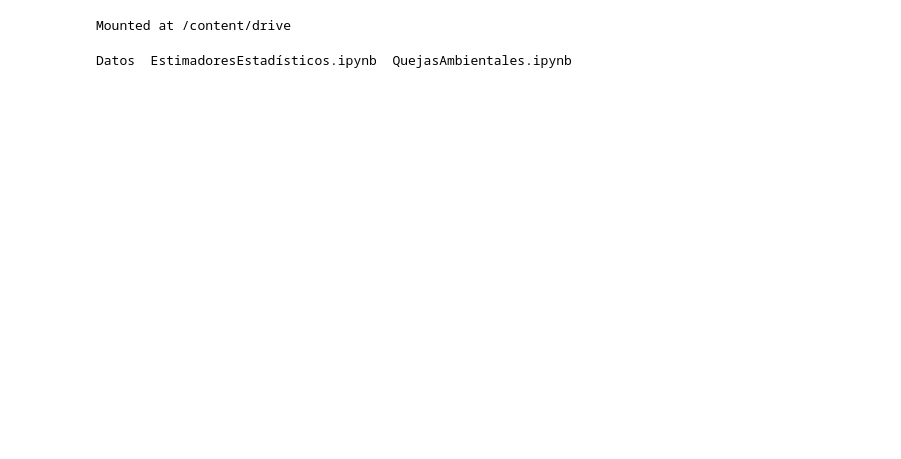
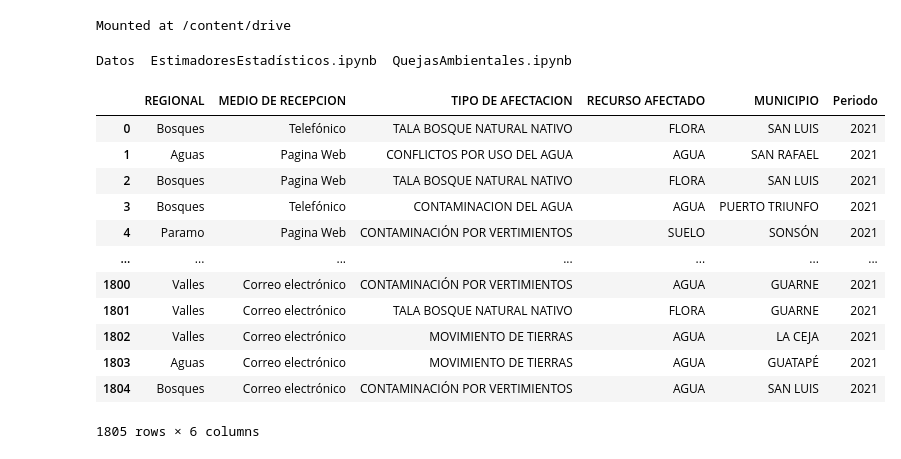
Before and after one commit to asegura4488/CienciaDatos, a Jupyter notebook: Semana4/QuejasAmbientales.ipynb, the cells around one changed output. Saved outputs shown, nothing was run; the diff lists cells and outputs as text; code cells hidden in the pictures; blank space fills up the shorter version.

```diff
--- a/Semana4/QuejasAmbientales.ipynb
+++ b/Semana4/QuejasAmbientales.ipynb
@@ -16,3 +16,20 @@ os.chdir('/content/drive/MyDrive/ColabNotebooks/Cursos/CursoCienciaDatos/Semana4
 !ls
 # %% [output]
 Datos  EstimadoresEstadísticos.ipynb  QuejasAmbientales.ipynb
+# %%
+data = pd.read_csv('Datos/QuejasAmbientales.csv')
+data
+# %% [output]
+|  | REGIONAL | MEDIO DE RECEPCION | TIPO DE AFECTACION | RECURSO AFECTADO | MUNICIPIO | Periodo |
+| 0 | Bosques | Telefónico | TALA BOSQUE NATURAL NATIVO | FLORA | SAN LUIS | 2021 |
+| 1 | Aguas | Pagina Web | CONFLICTOS POR USO DEL AGUA | AGUA | SAN RAFAEL | 2021 |
+| 2 | Bosques | Pagina Web | TALA BOSQUE NATURAL NATIVO | FLORA | SAN LUIS | 2021 |
+| 3 | Bosques | Telefónico | CONTAMINACION DEL AGUA | AGUA | PUERTO TRIUNFO | 2021 |
+| 4 | Paramo | Pagina Web | CONTAMINACIÓN POR VERTIMIENTOS | SUELO | SONSÓN | 2021 |
+| ... | ... | ... | ... | ... | ... | ... |
+| 1800 | Valles | Correo electrónico | CONTAMINACIÓN POR VERTIMIENTOS | AGUA | GUARNE | 2021 |
+| 1801 | Valles | Correo electrónico | TALA BOSQUE NATURAL NATIVO | FLORA | GUARNE | 2021 |
+| 1802 | Valles | Correo electrónico | MOVIMIENTO DE TIERRAS | AGUA | LA CEJA | 2021 |
+| 1803 | Aguas | Correo electrónico | MOVIMIENTO DE TIERRAS | AGUA | GUATAPÉ | 2021 |
+| 1804 | Bosques | Correo electrónico | CONTAMINACIÓN POR VERTIMIENTOS | AGUA | SAN LUIS | 2021 |
+1805 rows × 6 columns
```
Also changed, not shown: parts of 6 cells of this notebook.
